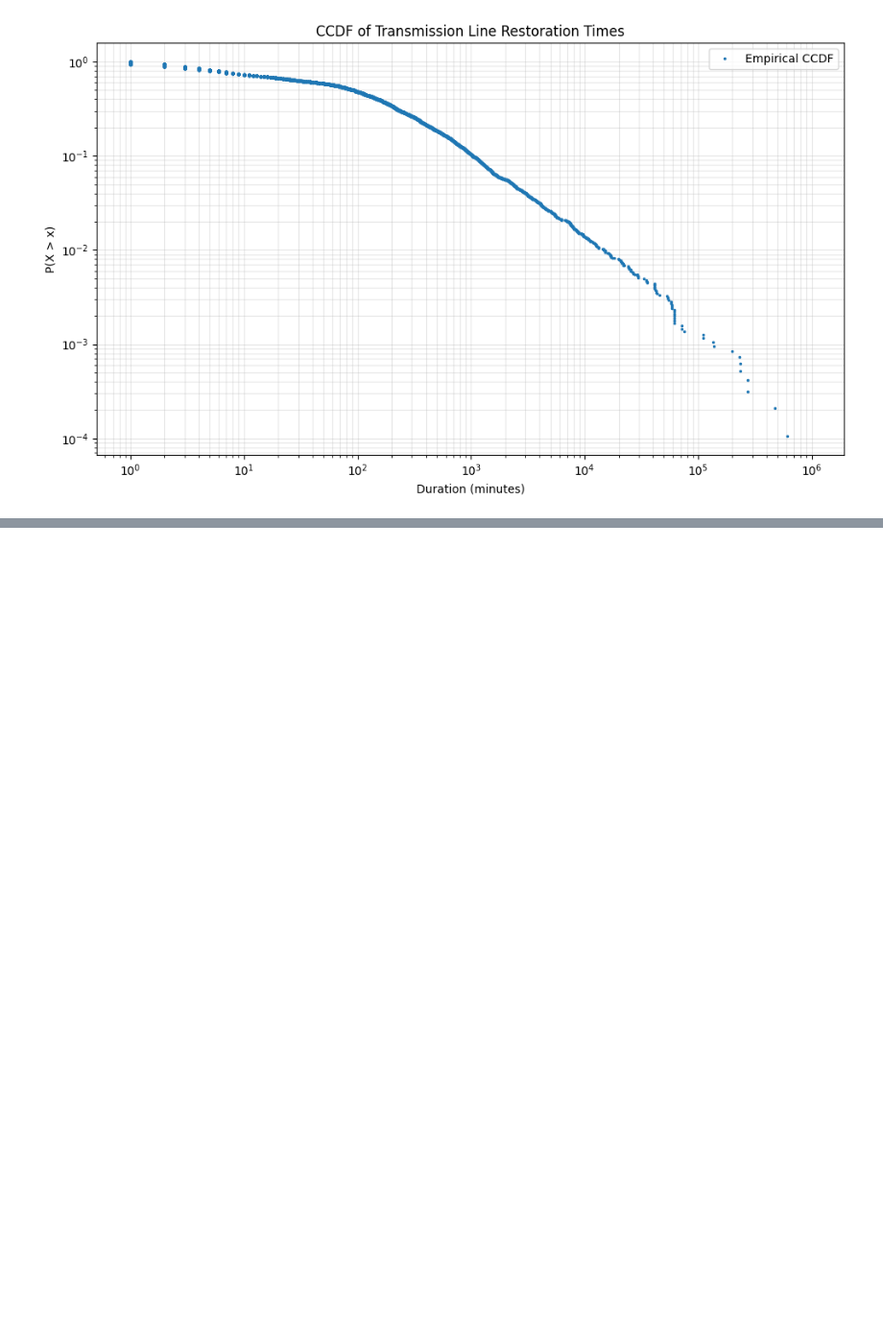
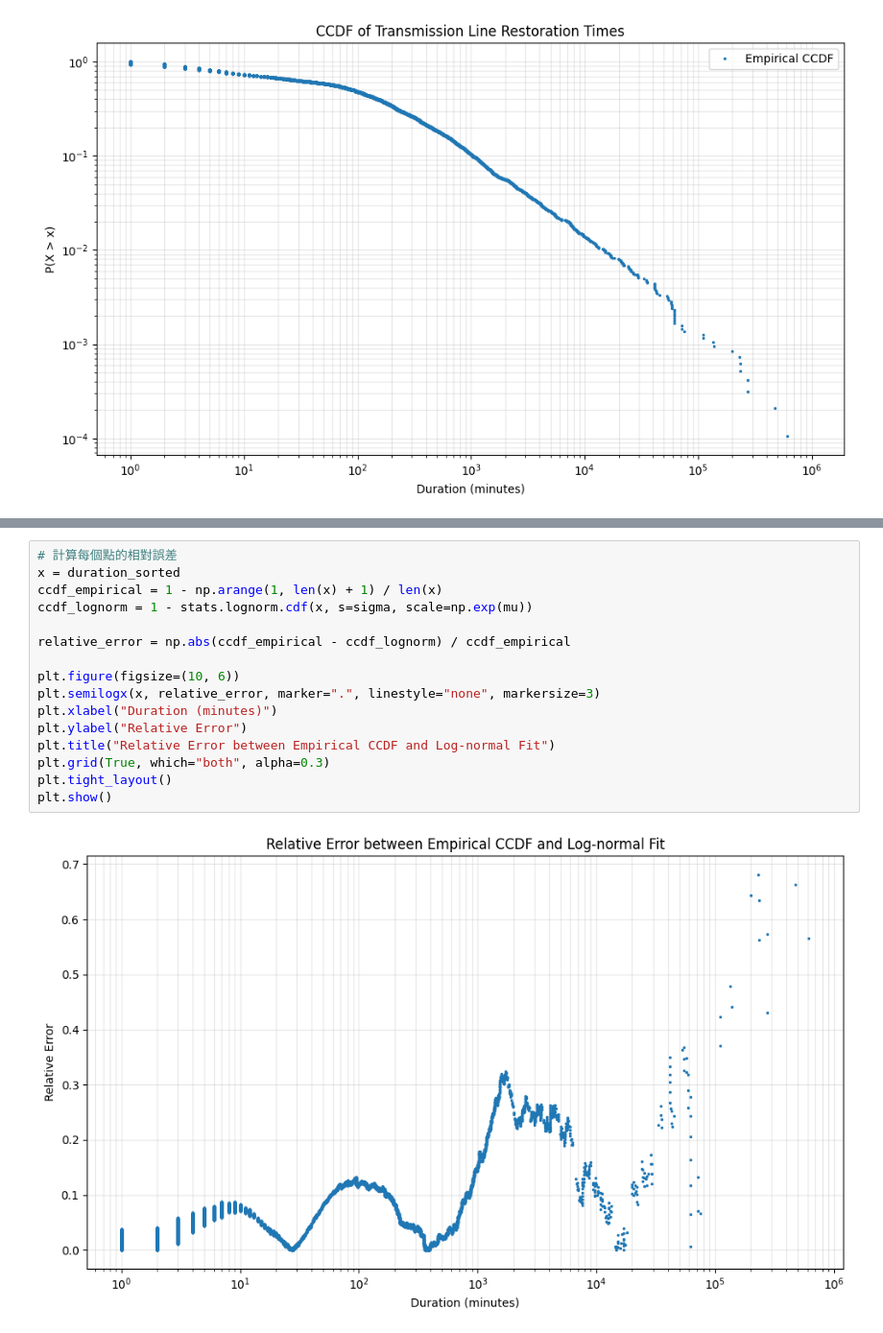
Before and after one commit to jungswork/05_Power_Grid_Repair_Time, a Jupyter notebook: 02_data_analysis.ipynb, the cells around one changed output, grey strips where cells are left out. Shown at 96% size. Cells and saved outputs as stored; diff of their text form; blank space fills up the shorter version.

```diff
--- a/02_data_analysis.ipynb
+++ b/02_data_analysis.ipynb
@@ -225,0 +308,18 @@ plt.show()
+# %%
+# 計算每個點的相對誤差
+x = duration_sorted
+ccdf_empirical = 1 - np.arange(1, len(x) + 1) / len(x)
+ccdf_lognorm = 1 - stats.lognorm.cdf(x, s=sigma, scale=np.exp(mu))
+
+relative_error = np.abs(ccdf_empirical - ccdf_lognorm) / ccdf_empirical
+
+plt.figure(figsize=(10, 6))
+plt.semilogx(x, relative_error, marker=".", linestyle="none", markersize=3)
+plt.xlabel("Duration (minutes)")
+plt.ylabel("Relative Error")
+plt.title("Relative Error between Empirical CCDF and Log-normal Fit")
+plt.grid(True, which="both", alpha=0.3)
+plt.tight_layout()
+plt.show()
+# %% [output]
+[figure, added]
```
Also changed, not shown: parts of 10 cells of this notebook, 2 other files.
